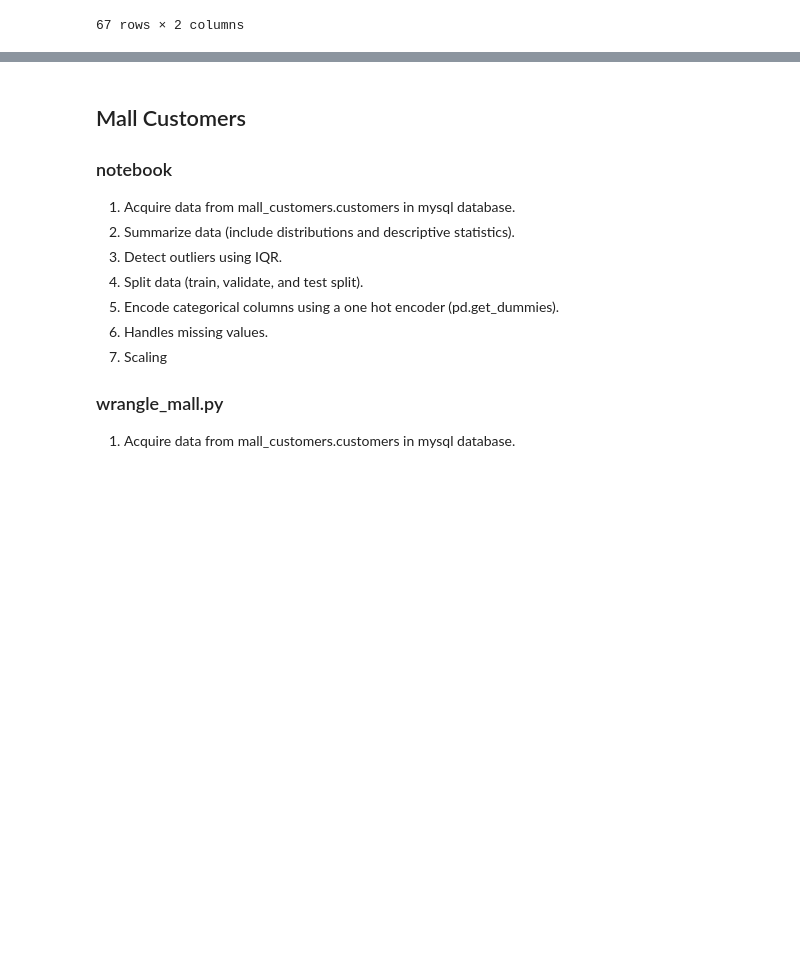
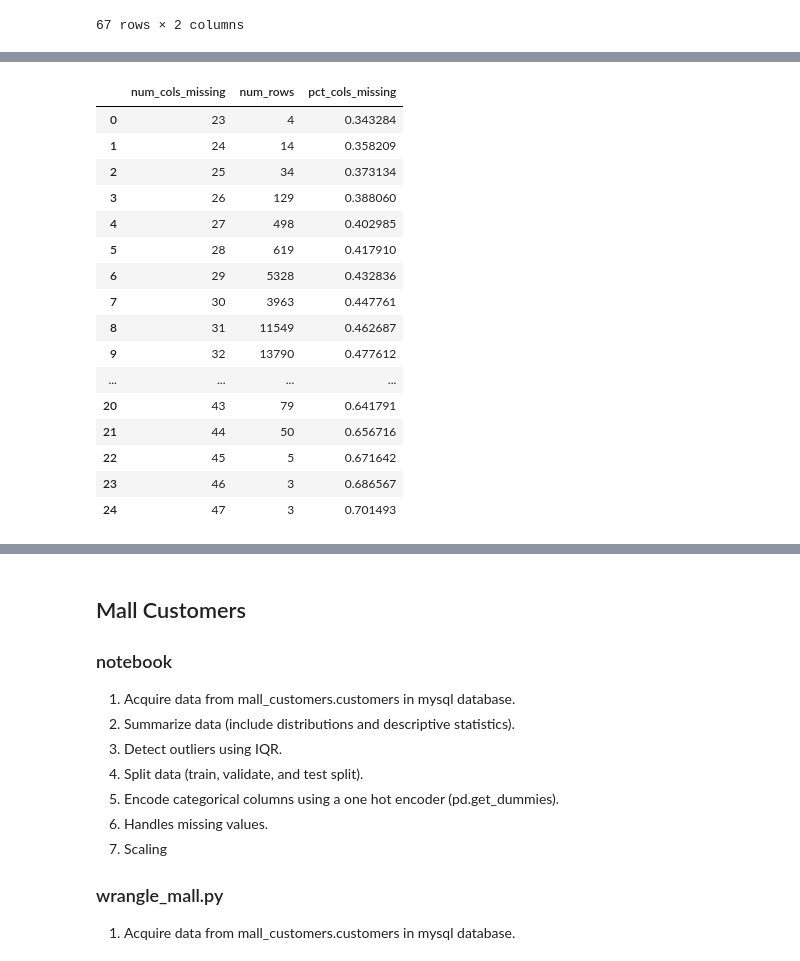
Before and after one commit to AJMartinezLlanes/clustering-exercises, a Jupyter notebook: zillow.ipynb, the cells around one changed output, grey strips where cells are left out. Cells and saved outputs as stored; diff of their text form; code cells hidden in the pictures; blank space fills up the shorter version.

```diff
--- a/zillow.ipynb
+++ b/zillow.ipynb
@@ -209,0 +277,24 @@ nulls_by_col(df)
+# %%
+col_missing = pd.DataFrame(df.isnull().sum(axis =1), columns = ['num_cols_missing']).reset_index().groupby('num_cols_missing')
+col_missing = col_missing.count().reset_index().rename(columns = {'index': 'num_rows'})
+
+col_missing['pct_cols_missing'] = col_missing.num_cols_missing/df.shape[1]
+col_missing
+# %% [output]
+|  | num_cols_missing | num_rows | pct_cols_missing |
+| 0 | 23 | 4 | 0.343284 |
+| 1 | 24 | 14 | 0.358209 |
+| 2 | 25 | 34 | 0.373134 |
+| 3 | 26 | 129 | 0.388060 |
+| 4 | 27 | 498 | 0.402985 |
+| 5 | 28 | 619 | 0.417910 |
+| 6 | 29 | 5328 | 0.432836 |
+| 7 | 30 | 3963 | 0.447761 |
+| 8 | 31 | 11549 | 0.462687 |
+| 9 | 32 | 13790 | 0.477612 |
+| ... | ... | ... | ... |
+| 20 | 43 | 79 | 0.641791 |
+| 21 | 44 | 50 | 0.656716 |
+| 22 | 45 | 5 | 0.671642 |
+| 23 | 46 | 3 | 0.686567 |
+| 24 | 47 | 3 | 0.701493 |
```
Also changed, not shown: parts of 21 cells of this notebook, 2 other files.
